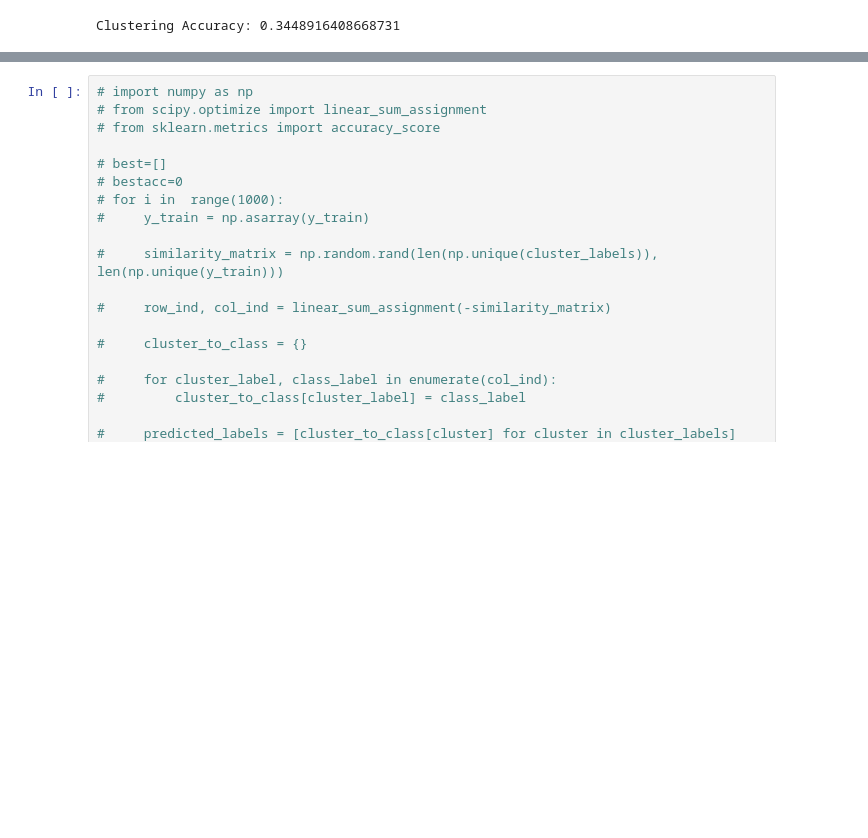
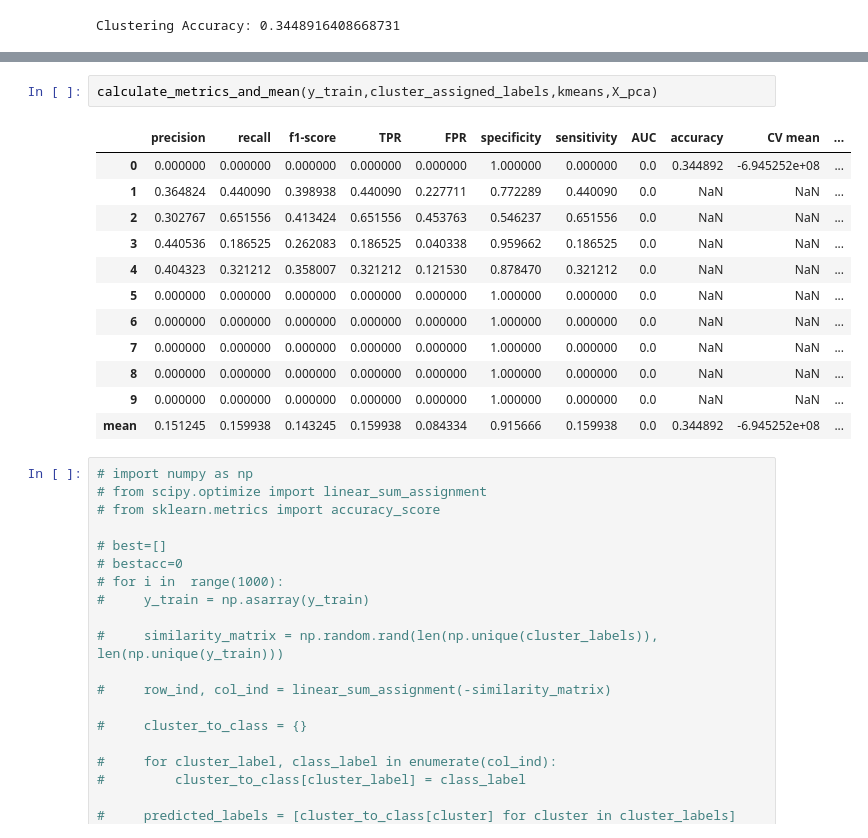
Before and after one commit to farheenfab/DMML-GroupProject, a Jupyter notebook: CW/CW - Part 2.ipynb, the cells around one changed output, grey strips where cells are left out. Cells and saved outputs as stored; diff of their text form; blank space fills up the shorter version.

```diff
--- a/CW/CW - Part 2.ipynb
+++ b/CW/CW - Part 2.ipynb
@@ -240,3 +343,18 @@ Clustering Accuracy: 0.3448916408668731
+# %%
+calculate_metrics_and_mean(y_train,cluster_assigned_labels,kmeans,X_pca)
+# %% [output]
+|  | precision | recall | f1-score | TPR | FPR | specificity | sensitivity | AUC | accuracy | CV mean | ... |
+| 0 | 0.000000 | 0.000000 | 0.000000 | 0.000000 | 0.000000 | 1.000000 | 0.000000 | 0.0 | 0.344892 | -6.945252e+08 | ... |
+| 1 | 0.364824 | 0.440090 | 0.398938 | 0.440090 | 0.227711 | 0.772289 | 0.440090 | 0.0 | NaN | NaN | ... |
+| 2 | 0.302767 | 0.651556 | 0.413424 | 0.651556 | 0.453763 | 0.546237 | 0.651556 | 0.0 | NaN | NaN | ... |
+| 3 | 0.440536 | 0.186525 | 0.262083 | 0.186525 | 0.040338 | 0.959662 | 0.186525 | 0.0 | NaN | NaN | ... |
+| 4 | 0.404323 | 0.321212 | 0.358007 | 0.321212 | 0.121530 | 0.878470 | 0.321212 | 0.0 | NaN | NaN | ... |
+| 5 | 0.000000 | 0.000000 | 0.000000 | 0.000000 | 0.000000 | 1.000000 | 0.000000 | 0.0 | NaN | NaN | ... |
+| 6 | 0.000000 | 0.000000 | 0.000000 | 0.000000 | 0.000000 | 1.000000 | 0.000000 | 0.0 | NaN | NaN | ... |
+| 7 | 0.000000 | 0.000000 | 0.000000 | 0.000000 | 0.000000 | 1.000000 | 0.000000 | 0.0 | NaN | NaN | ... |
+| 8 | 0.000000 | 0.000000 | 0.000000 | 0.000000 | 0.000000 | 1.000000 | 0.000000 | 0.0 | NaN | NaN | ... |
+| 9 | 0.000000 | 0.000000 | 0.000000 | 0.000000 | 0.000000 | 1.000000 | 0.000000 | 0.0 | NaN | NaN | ... |
+| mean | 0.151245 | 0.159938 | 0.143245 | 0.159938 | 0.084334 | 0.915666 | 0.159938 | 0.0 | 0.344892 | -6.945252e+08 | ... |
 # %%
 # import numpy as np
 # from scipy.optimize import linear_sum_assignment
```
Also changed, not shown: parts of 3 cells of this notebook.
